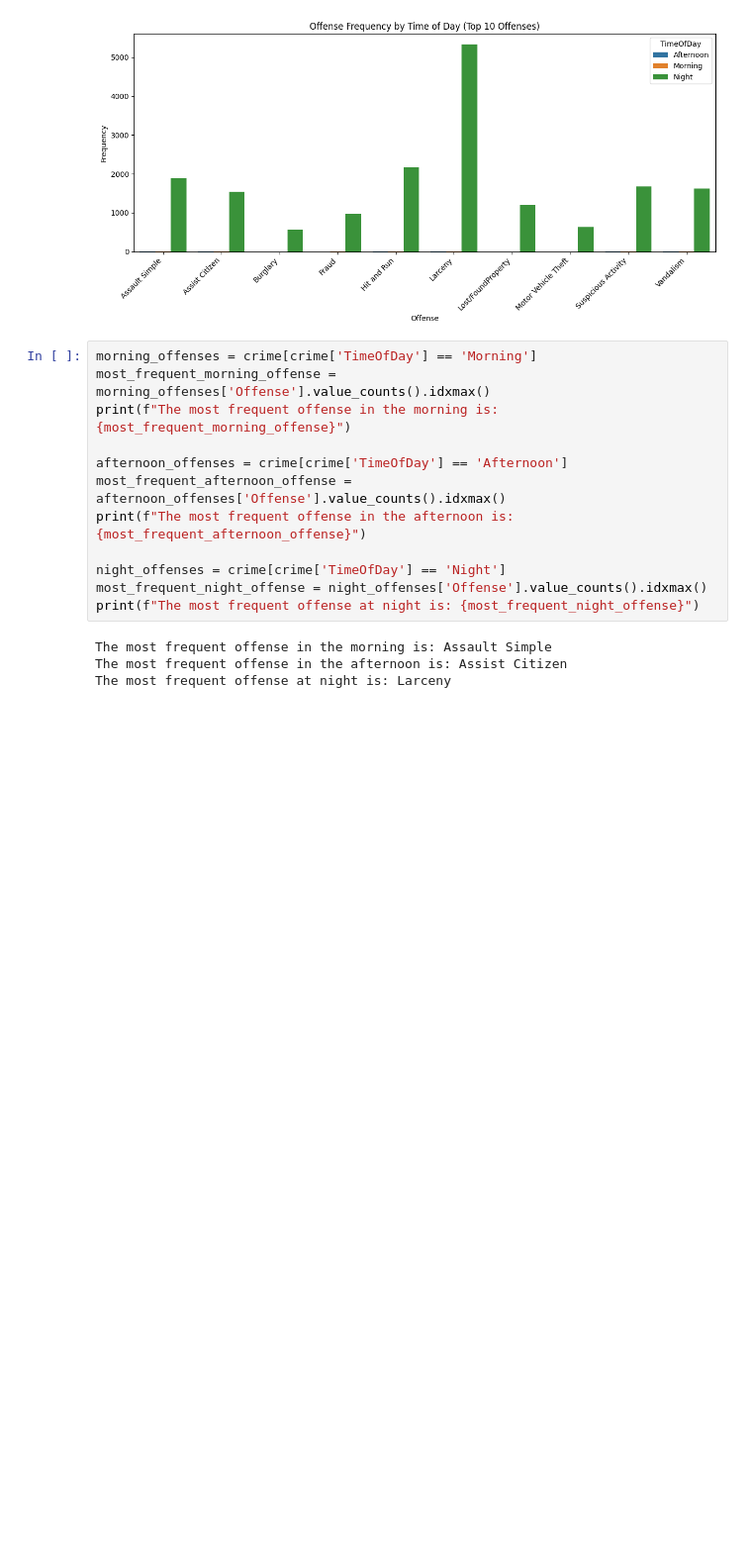
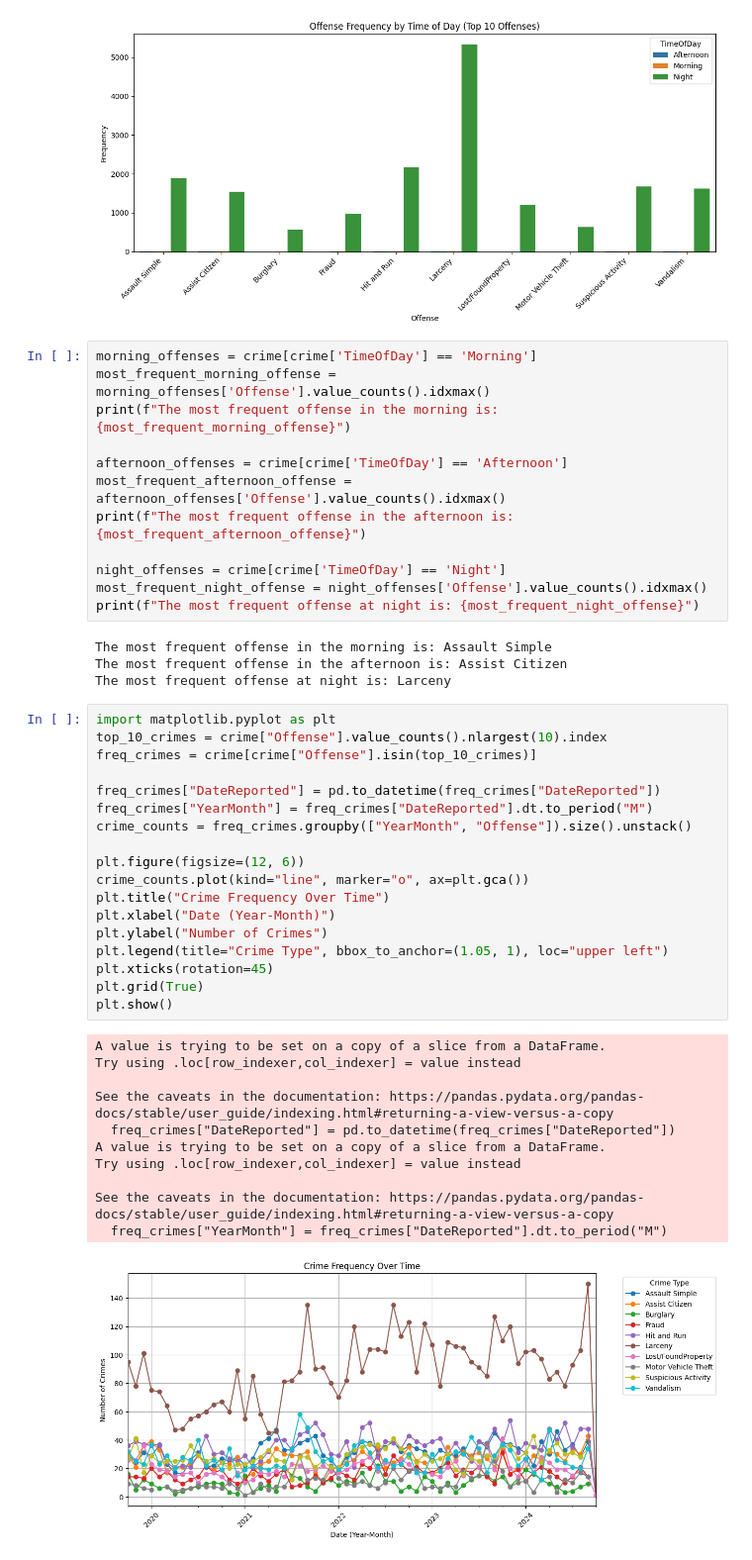
Before and after one commit to kelseymatsik/ds4002_project2, a Jupyter notebook: Project2EDA.ipynb, the cells around one changed output. Shown: that part at 99% size. Cells and saved outputs as stored; diff of their text form; blank space fills up the shorter version.

```diff
--- a/Project2EDA.ipynb
+++ b/Project2EDA.ipynb
@@ -554,3 +554,33 @@ print(f"The most frequent offense at night is: {most_frequent_night_offense}")
 The most frequent offense in the morning is: Assault Simple
 The most frequent offense in the afternoon is: Assist Citizen
 The most frequent offense at night is: Larceny
+# %%
+import matplotlib.pyplot as plt
+top_10_crimes = crime["Offense"].value_counts().nlargest(10).index
+freq_crimes = crime[crime["Offense"].isin(top_10_crimes)]
+
+freq_crimes["DateReported"] = pd.to_datetime(freq_crimes["DateReported"])
+freq_crimes["YearMonth"] = freq_crimes["DateReported"].dt.to_period("M")
+crime_counts = freq_crimes.groupby(["YearMonth", "Offense"]).size().unstack()
+
+plt.figure(figsize=(12, 6))
+crime_counts.plot(kind="line", marker="o", ax=plt.gca())
+plt.title("Crime Frequency Over Time")
+plt.xlabel("Date (Year-Month)")
+plt.ylabel("Number of Crimes")
+plt.legend(title="Crime Type", bbox_to_anchor=(1.05, 1), loc="upper left")
+plt.xticks(rotation=45)
+plt.grid(True)
+plt.show()
+# %% [output]
+A value is trying to be set on a copy of a slice from a DataFrame.
+Try using .loc[row_indexer,col_indexer] = value instead
+
+See the caveats in the documentation: https://pandas.pydata.org/pandas-docs/stable/user_guide/indexing.html#returning-a-view-versus-a-copy
+  freq_crimes["DateReported"] = pd.to_datetime(freq_crimes["DateReported"])
+A value is trying to be set on a copy of a slice from a DataFrame.
+Try using .loc[row_indexer,col_indexer] = value instead
+
+See the caveats in the documentation: https://pandas.pydata.org/pandas-docs/stable/user_guide/indexing.html#returning-a-view-versus-a-copy
+  freq_crimes["YearMonth"] = freq_crimes["DateReported"].dt.to_period("M")
+[figure, added]
```
Also changed, not shown: parts of 1 cell of this notebook.
